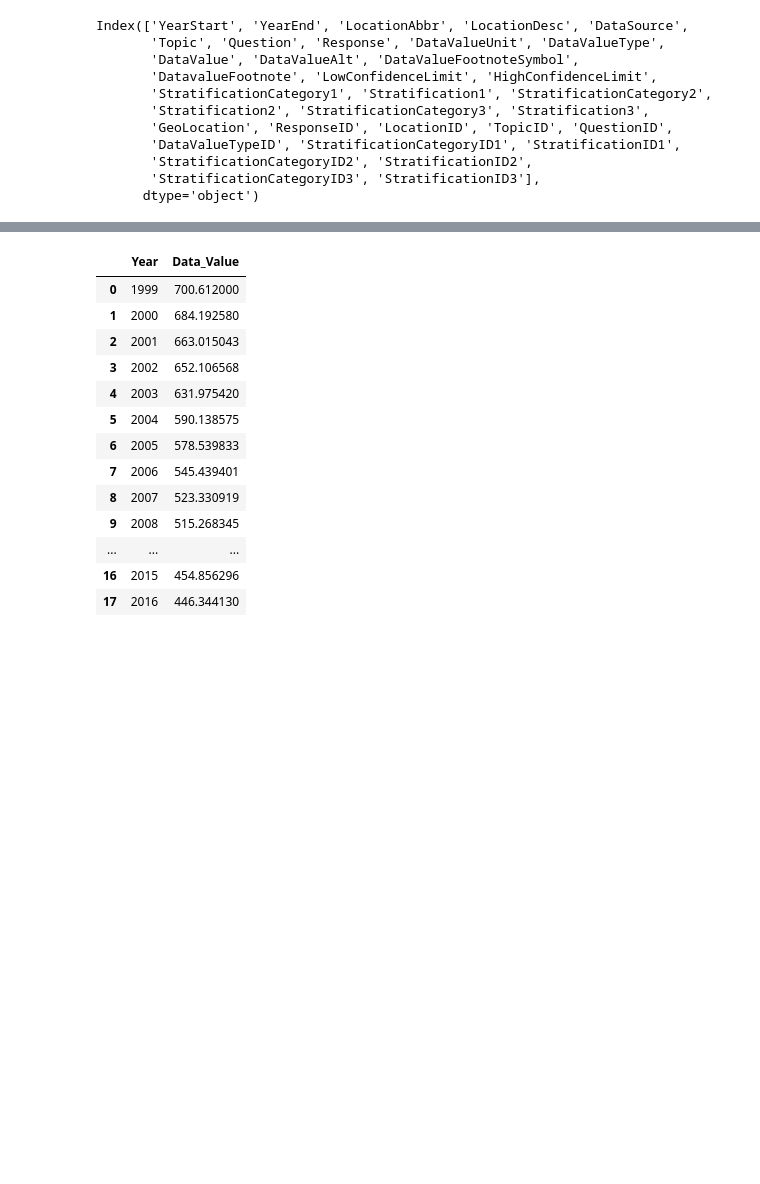
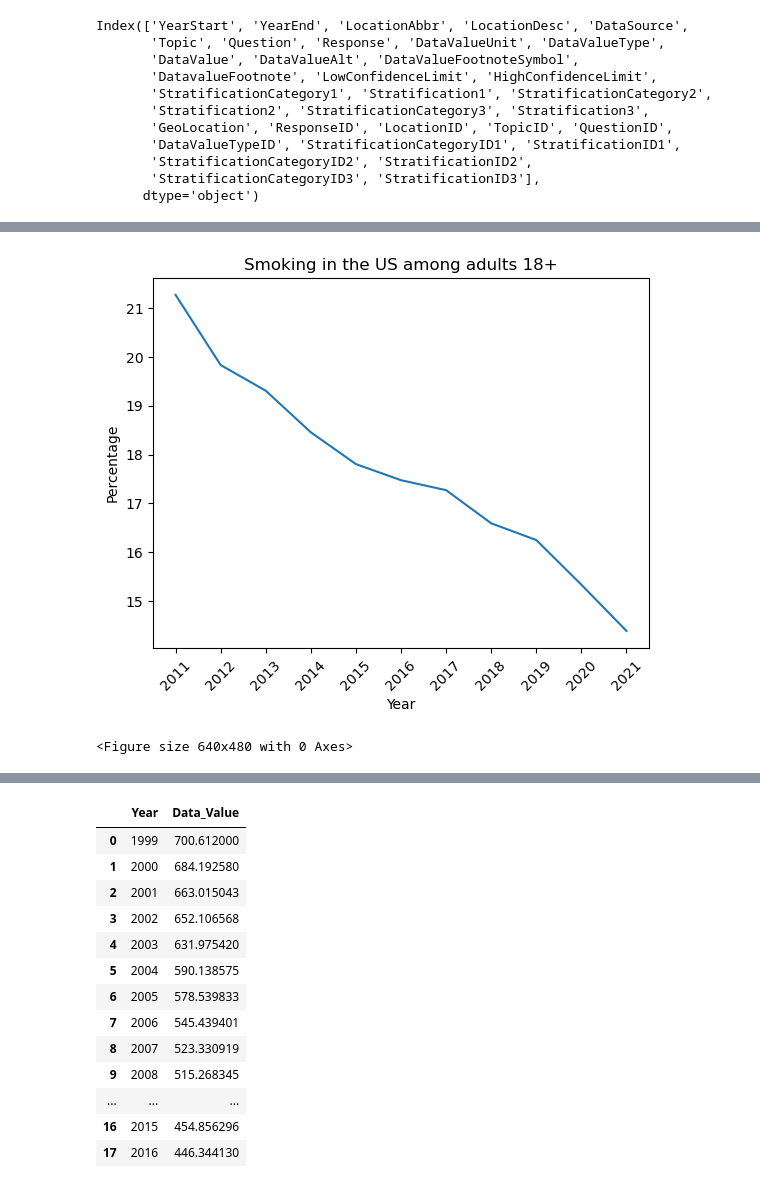
Before and after one commit to sean-guzman/Project1, a Jupyter notebook: main.ipynb, the cells around one changed output, grey strips where cells are left out. Saved outputs shown, nothing was run; the diff lists cells and outputs as text; code cells hidden in the pictures; blank space fills up the shorter version.

```diff
--- a/main.ipynb
+++ b/main.ipynb
@@ -487,0 +653,13 @@ obesity_df
+# %%
+us_smoking = smoking_df.groupby("Year").mean().reset_index()
+plt.plot(us_smoking["Year"], us_smoking["DataValueAlt"])
+plt.xticks(us_smoking["Year"], rotation=45)
+plt.xlabel("Year")
+plt.ylabel("Percentage")
+plt.title("Smoking in the US among adults 18+")
+plt.show()
+
+plt.savefig('Charts/CS - Smoking in the US 2011-2021.png')
+# %% [output]
+[figure, added]
+<Figure size 640x480 with 0 Axes>
```
Also changed, not shown: parts of 53 cells of this notebook.
